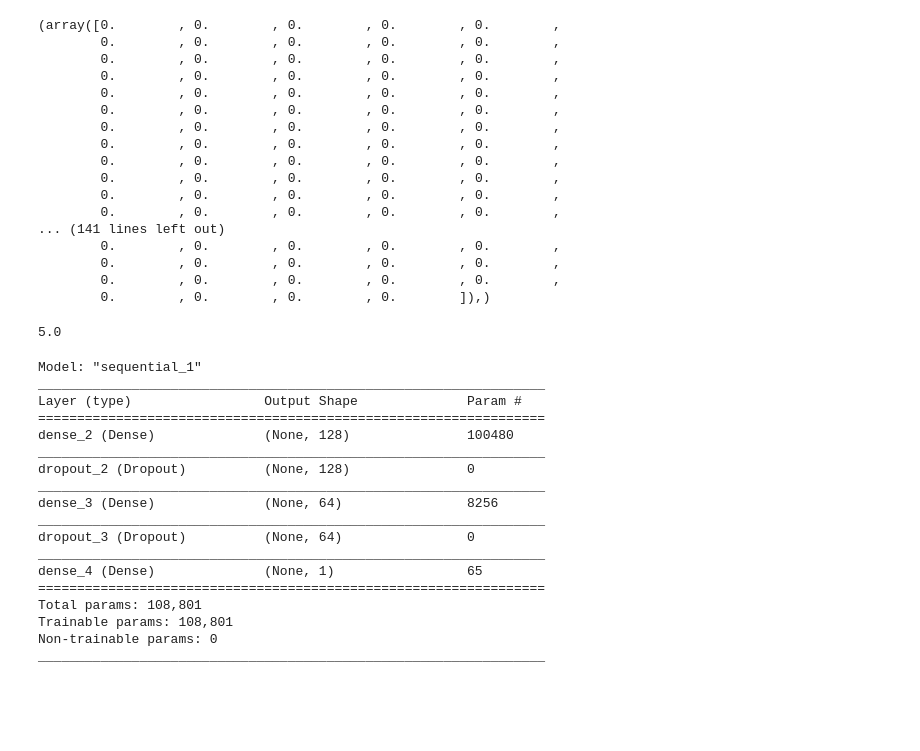
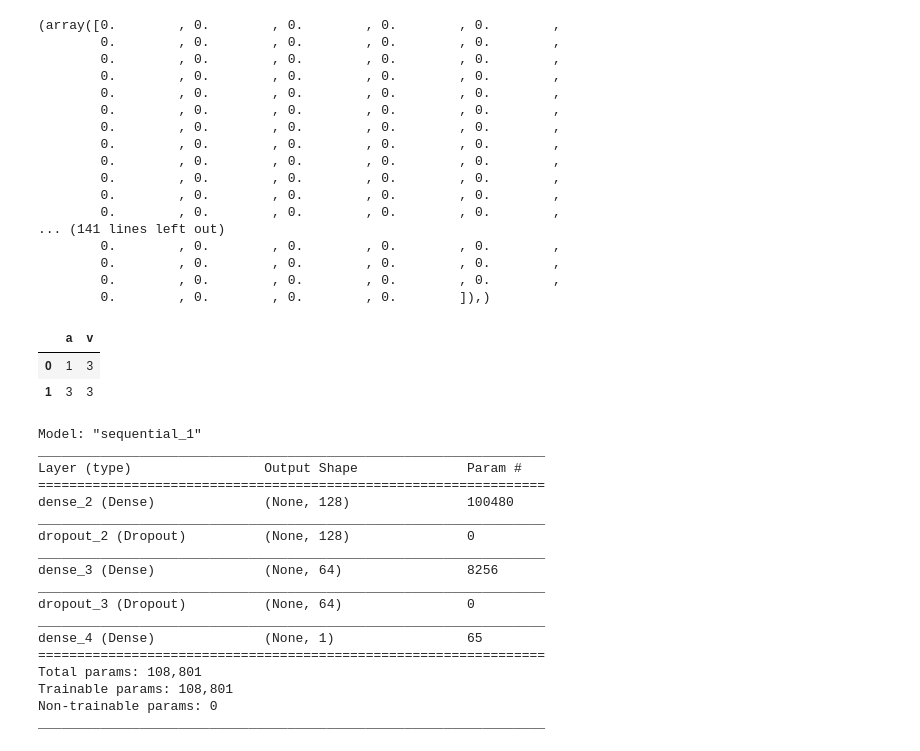
Before and after one commit to Quan3Xin/tf_estimator_demo, a Jupyter notebook: tf_of_demo.ipynb, the cells around one changed output. Drawn from its saved outputs; the diff is of its cells as text; code cells hidden in the pictures; blank space fills up the shorter version.

```diff
--- a/tf_of_demo.ipynb
+++ b/tf_of_demo.ipynb
@@ -41,10 +42,19 @@ x_train[10]
         0.        , 0.        , 0.        , 0.        , 0.        ,
         0.        , 0.        , 0.        , 0.        , 0.        ,
         0.        , 0.        , 0.        , 0.        ]),)
-# %%
-y_val[10]
-# %% [output]
-5.0
+# %%
+a = pd.DataFrame( {"a":1,"v":3}, index=["f"])
+# b= pd.DataFrame( {"v":4,"d":8}, index=["d","v"])
+a
+a = a.append({"a":3,"v":3}, ignore_index=True)
+a = a.append({"a":3,"v":3}, ignore_index=True )
+a = a.append({"a":3,"v":3}, ignore_index=True )
+a.drop_duplicates(inplace=True)
+a
+# %% [output]
+|  | a | v |
+| 0 | 1 | 3 |
+| 1 | 3 | 3 |
 # %%
 # inputs = keras.Input(shape=(784,), name='digits')
 # x = layers.Dense(64, activation='relu', name='dense_1')(inputs)
```
Also changed, not shown: parts of 1 cell of this notebook, 1 other file.
